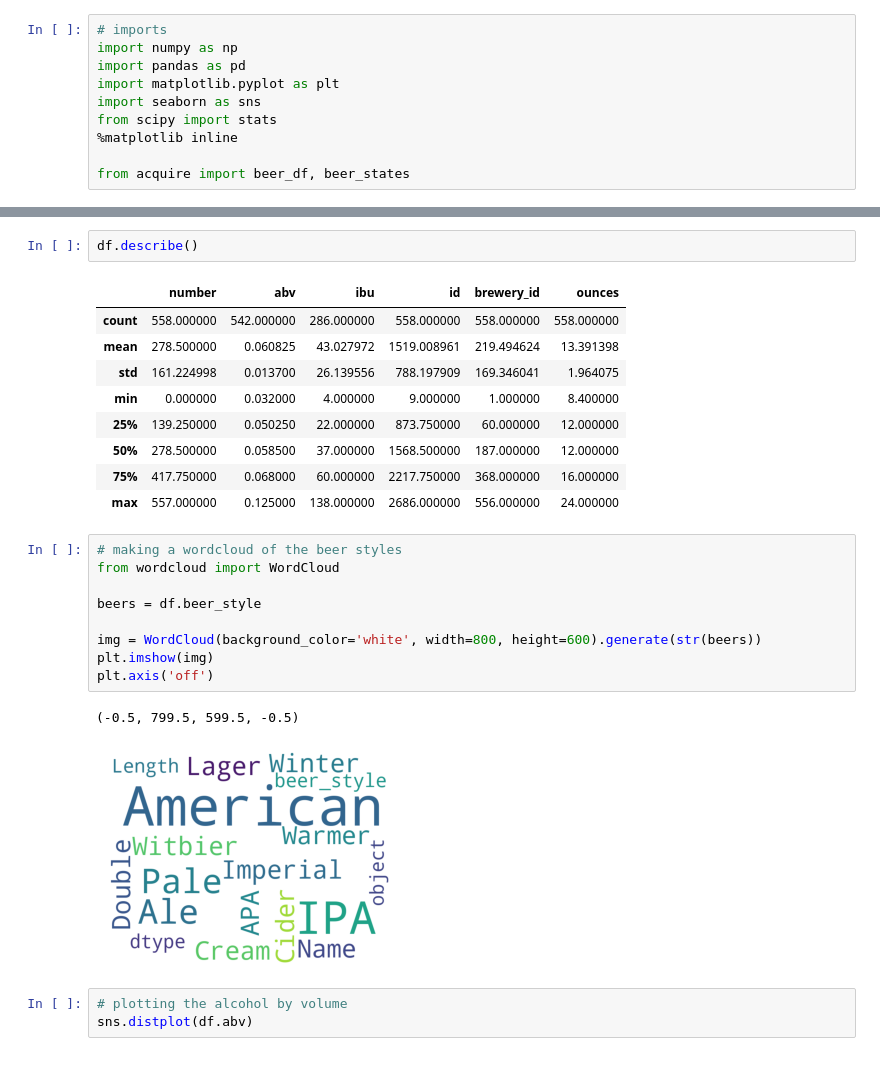
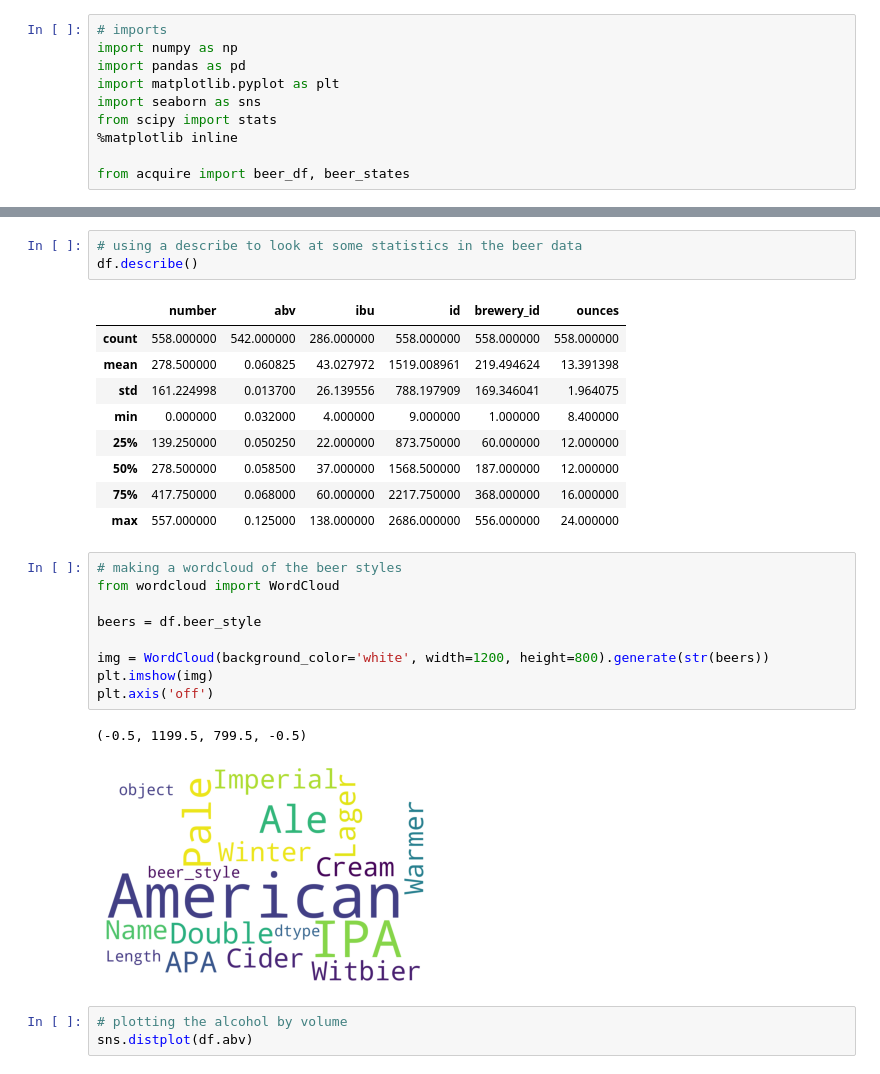
Before and after one commit to jamesallen0351/craft_beer, a Jupyter notebook: beer_final.ipynb, the cells around one changed output, grey strips where cells are left out. Drawn from its saved outputs; the diff is of its cells as text.

Commit message:
update beer charts in progress

```diff
--- a/beer_final.ipynb
+++ b/beer_final.ipynb
@@ -45,4 +40,5 @@ memory usage: 52.3+ KB
 # %%
+# using a describe to look at some statistics in the beer data
 df.describe()
 # %% [output]
 |  | number | abv | ibu | id | brewery_id | ounces |
@@ -57,15 +53,15 @@ df.describe()
 # %%
 # making a wordcloud of the beer styles
 from wordcloud import WordCloud
 
 beers = df.beer_style
 
-img = WordCloud(background_color='white', width=800, height=600).generate(str(beers))
+img = WordCloud(background_color='white', width=1200, height=800).generate(str(beers))
 plt.imshow(img)
 plt.axis('off')
 # %% [output]
-(-0.5, 799.5, 599.5, -0.5)
+(-0.5, 1199.5, 799.5, -0.5)
-[figure, old version]
+[figure, new version]
 # %%
 # plotting the alcohol by volume
 sns.distplot(df.abv)
```
Also changed, not shown: parts of 2 cells of this notebook, 1 other file.
